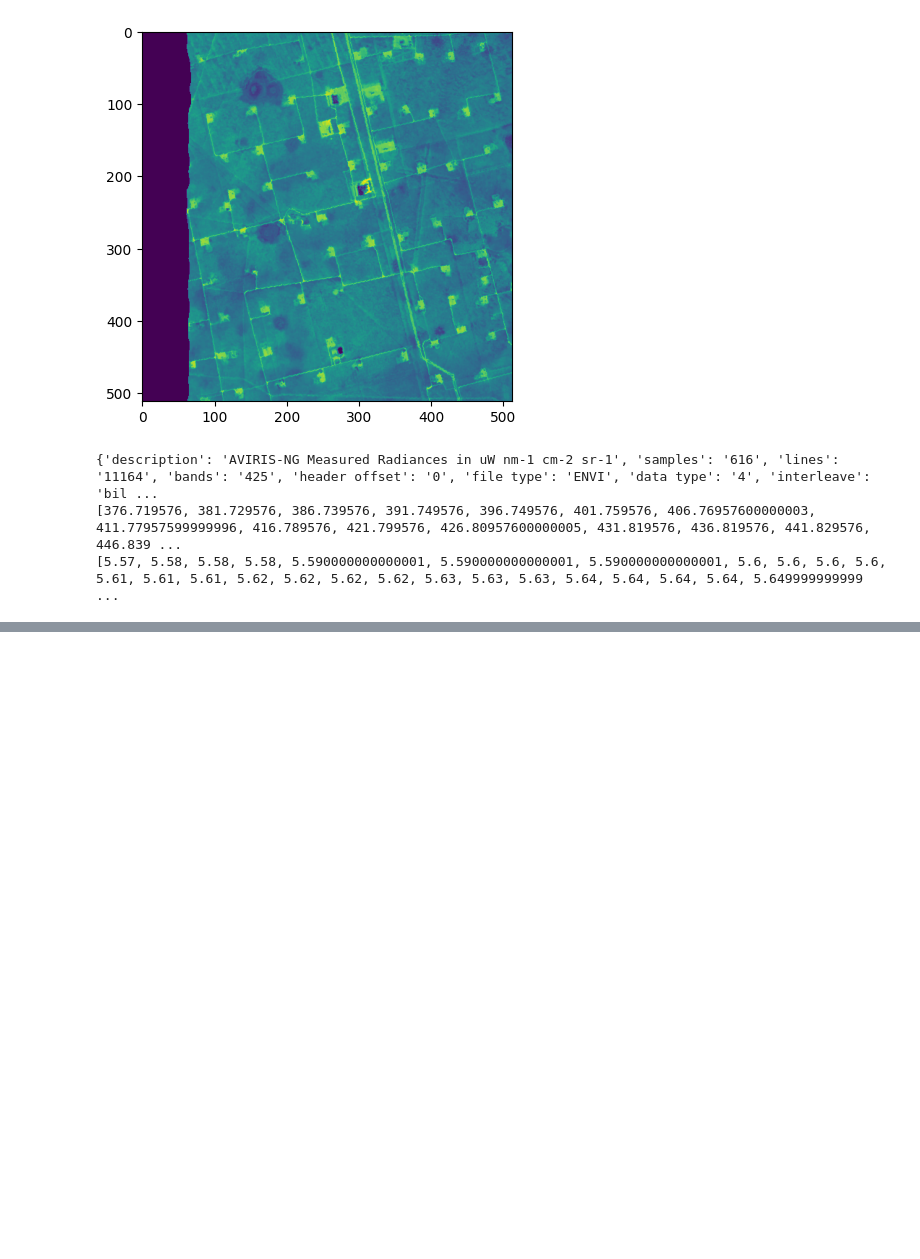
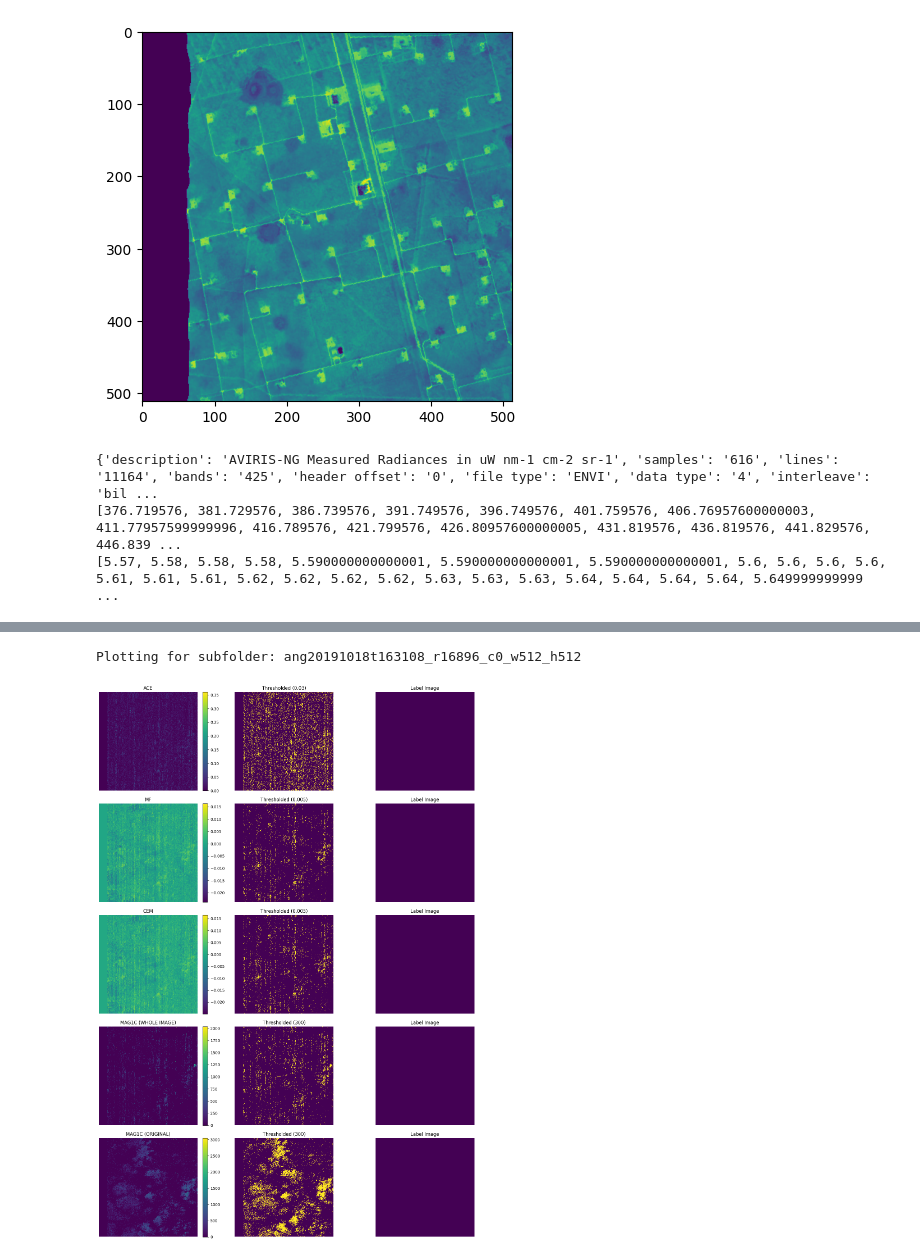
Before and after one commit to zaitra/methane-filters-benchmark, a Jupyter notebook: playbook.ipynb, the cells around one changed output, grey strips where cells are left out. Drawn from its saved outputs; the diff is of its cells as text; code cells hidden in the pictures; blank space fills up the shorter version.

```diff
--- a/playbook.ipynb
+++ b/playbook.ipynb
@@ -122,0 +148,80 @@ print(fwhm)
+# %%
+import os
+import numpy as np
+import matplotlib.pyplot as plt
+
+# Paths to folders
+whole_image = "data/WHOLE_IMAGE_GENERATED-MAG1C"
+original = "data/WHOLE_IMAGE_STARCOP-MAG1C"
+
+# Filenames to process
+filenames = ["ace.npy", "mf.npy", "cem.npy", "mag1c.npy", "mag1c.npy"]  # Last one from original
+
+# Thresholds for each product (empirically chosen)
+thresholds = {
+    "ace.npy": 0.03,
+    "mf.npy": 0.005,
+    "cem.npy": 0.005,
+    "mag1c.npy": 300,
+}
+
+# Get all subfolders in the whole image path
+subfolders = [f for f in os.listdir(whole_image) if os.path.isdir(os.path.join(whole_image, f))]
+
+# Select subfolder based on index_to_plot
+index_to_plot =110
+if index_to_plot >= len(subfolders):
+    raise ValueError(f"Index {index_to_plot} is out of range. Only {len(subfolders)} subfolders available.")
+
+subfolder = subfolders[index_to_plot]
+print(f"Plotting for subfolder: {subfolder}")
+
+# Create figure with 5 rows and 3 columns
+fig, axes = plt.subplots(5, 3, figsize=(15, 20))
+
+# Loop through all specified filenames
+for row_idx, filename in enumerate(filenames):
+    # Determine file paths
+    if row_idx == 4:  # Last mag1c.npy from original folder
+        file_whole = os.path.join(original, subfolder, filename)
+    else:
+        file_whole = os.path.join(whole_image, subfolder, filename)
+
+    file_label = os.path.join(whole_image, subfolder, "label.npy")  # Label remains the same
+
+    # Load data
+    data_whole = np.load(file_whole) if os.path.exists(file_whole) else None
+    data_label = np.load(file_label) if os.path.exists(file_label) else None
+
+    # Plot Whole Image
+    if data_whole is not None:
+        title = filename.replace(".npy", "").upper()
+        if row_idx == 3:
+            title = "MAG1C (WHOLE IMAGE)"
+        if row_idx == 4:
+            title = "MAG1C (ORIGINAL)"
+
+        im = axes[row_idx, 0].imshow(data_whole, cmap='viridis', interpolation='nearest')
+        axes[row_idx, 0].set_title(title)
+        fig.colorbar(im, ax=axes[row_idx, 0], fraction=0.046, pad=0.04)  # Add colorbar
+
+    # Plot Thresholded Image
+    if data_whole is not None and filename in thresholds:
+        axes[row_idx, 1].imshow(data_whole > thresholds[filename], cmap='viridis', interpolation='nearest')
+        axes[row_idx, 1].set_title(f"Thresholded ({thresholds[filename]})")
+
+    # Plot Label Image
+    if data_label is not None:
+        axes[row_idx, 2].imshow(data_label, cmap='viridis', interpolation='nearest')
+        axes[row_idx, 2].set_title("Label Image")
+
+    # Remove axes ticks
+    for col in range(3):
+        axes[row_idx, col].axis("off")
+
+# Adjust layout and show
+plt.tight_layout()
+plt.show()
+# %% [output]
+Plotting for subfolder: ang20191018t163108_r16896_c0_w512_h512
+[figure, added]
```
Also changed, not shown: parts of 2 cells of this notebook, 6 other files.
